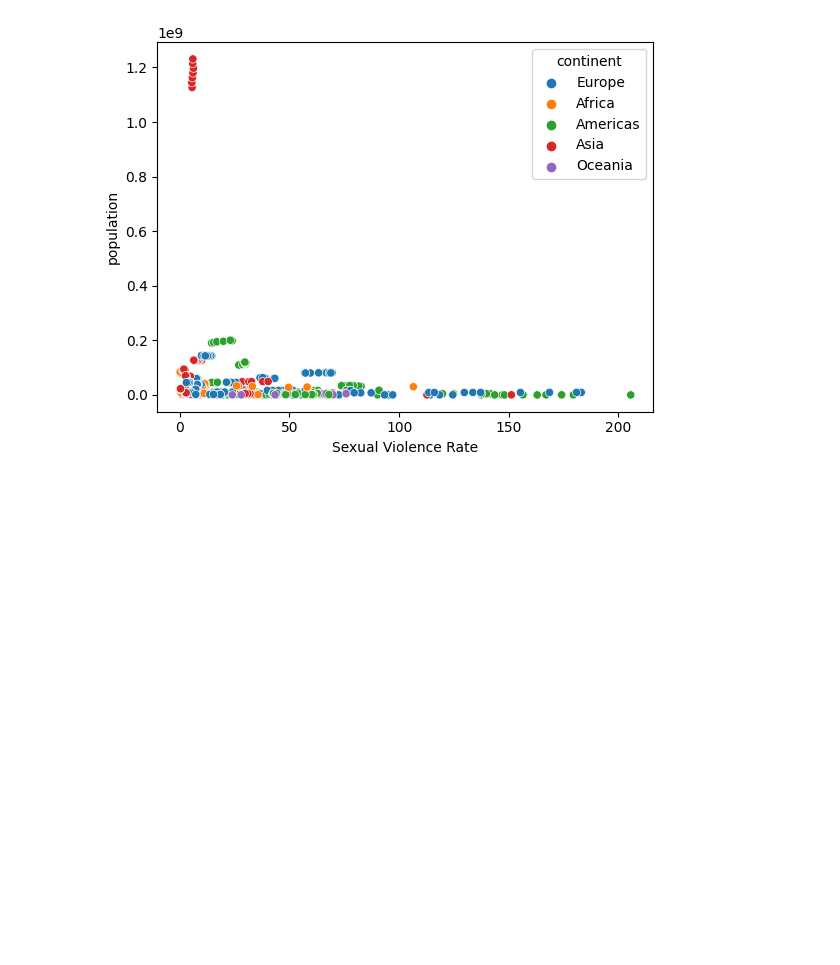
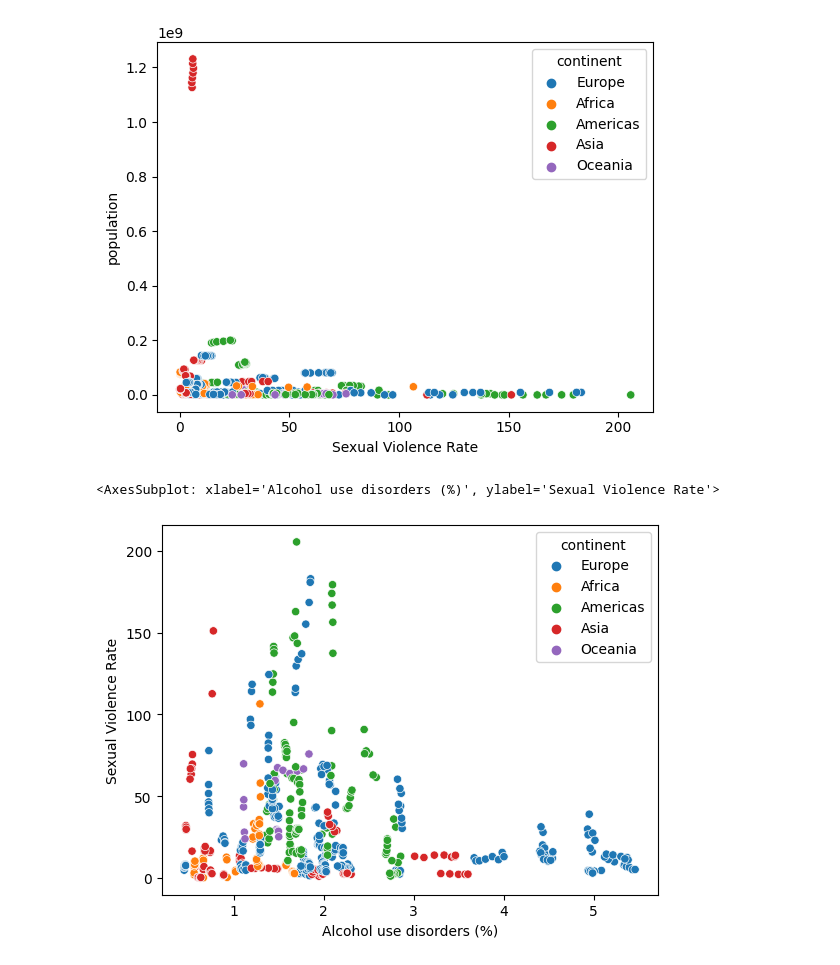
Before and after one commit to baywigg/DS2002Final, a Jupyter notebook: Analysis/analysis.ipynb, the cells around one changed output. Cells and saved outputs as stored; diff of their text form; code cells hidden in the pictures; blank space fills up the shorter version.

Commit message:
more attempts as=t making visualizations

```diff
--- a/Analysis/analysis.ipynb
+++ b/Analysis/analysis.ipynb
@@ -71,3 +71,8 @@ sb.scatterplot(x='Sexual Violence Rate', y='population',hue='continent', data=ga
 # %% [output]
 <AxesSubplot: xlabel='Sexual Violence Rate', ylabel='population'>
 [figure]
+# %%
+sb.scatterplot(x='Alcohol use disorders (%)', y='Sexual Violence Rate',hue='continent', data=gap_mhealth)
+# %% [output]
+<AxesSubplot: xlabel='Alcohol use disorders (%)', ylabel='Sexual Violence Rate'>
+[figure, added]
```
Also changed, not shown: parts of 5 cells of this notebook.
